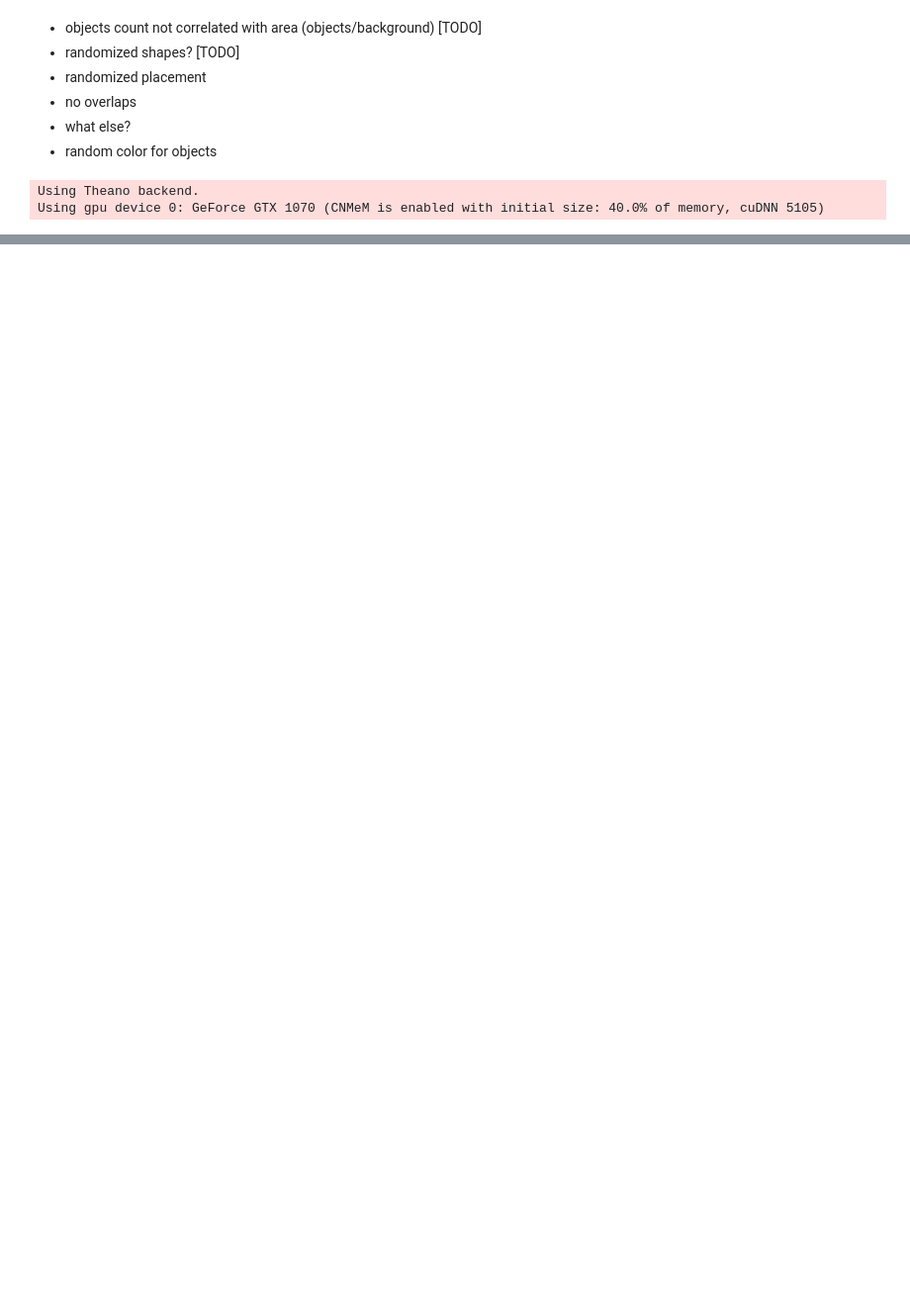
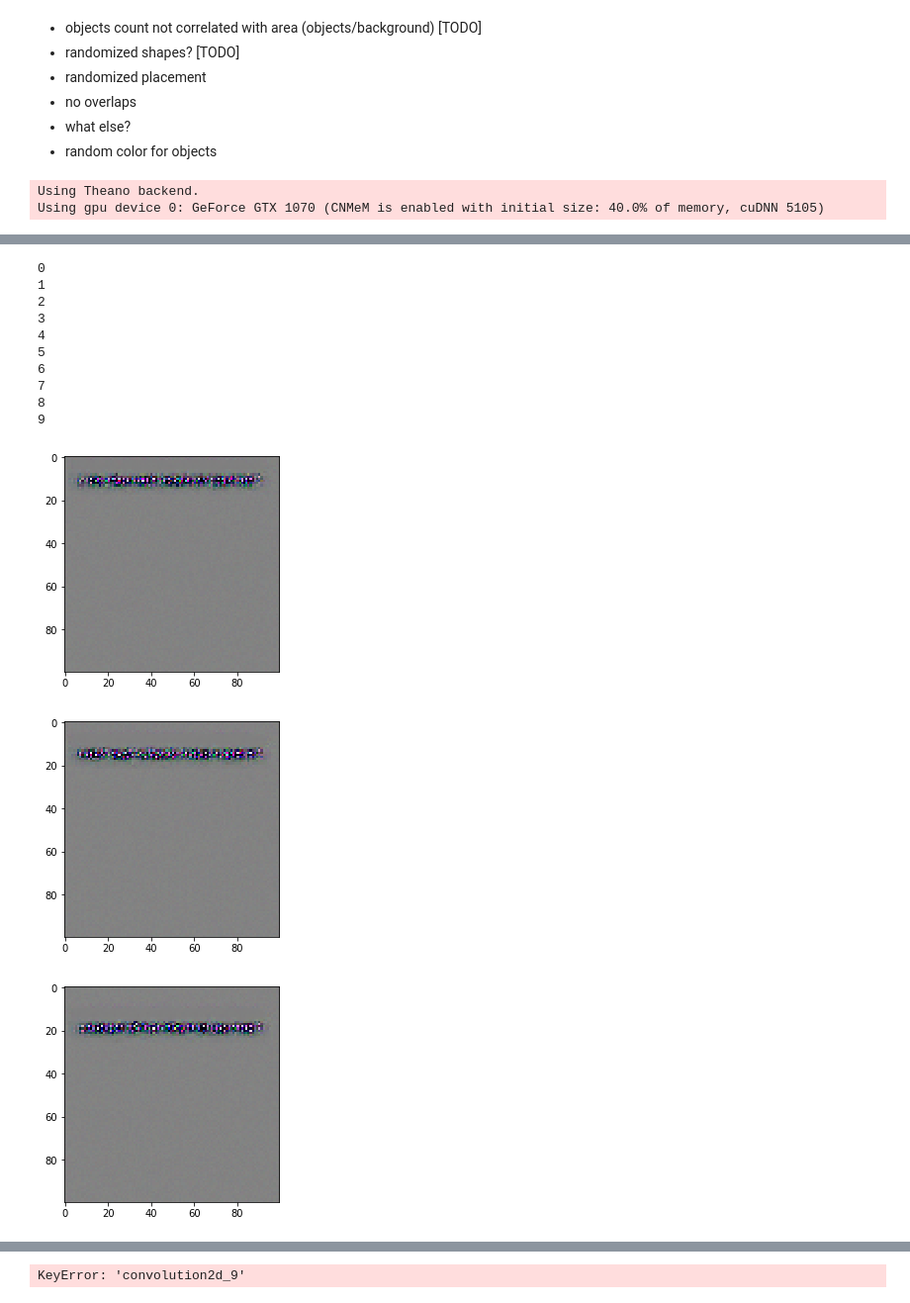
Before and after one commit to i008/deepcounting, a Jupyter notebook: deepcounting.ipynb, the cells around one changed output, grey strips where cells are left out. Shown at 99% size. Drawn from its saved outputs; the diff is of its cells as text; code cells hidden in the pictures; blank space fills up the shorter version.

```diff
--- a/deepcounting.ipynb
+++ b/deepcounting.ipynb
@@ -214,7 +262,10 @@ model.compile(
 )
 # %%
 go = GenerateImagesWithObjects()
-ig = go.image_generator(batch_size=32)
-history = model.fit_generator(ig, 750, nb_epoch=1000)
+ig = go.image_generator(batch_size=64)
+history_model = model.fit_generator(ig, 750, nb_epoch=1000)
+
+
+# plt.imshow((go.generate_image(3)))
 # %% [output]
 Epoch 1/1000
@@ -387,0 +304,8 @@ w = model.layers[6]
+# %%
+# from keras.models import load_model
+
+# model = load_model('model_dump.keras')
+
+
+layer_dict = dict([(layer.name, layer) for layer in model.layers])
+layer_dict
@@ -387,0 +331,39 @@ w = model.layers[6]
+# %%
+for i in range(0,10):
+    print(i)
+
+    layer_name = 'convolution2d_3'
+    filter_index = i
+    layer_output = layer_dict[layer_name].output
+
+    first_layer = model.layers[0]
+    input_img = first_layer.input
+
+    loss = K.mean(layer_output[:, filter_index,:, :])
+    grads = K.gradients(loss, input_img)[0]
+    grads /= (K.sqrt(K.mean(K.square(grads))) + 1e-5)
+    iterate = K.function([input_img], [loss, grads])
+
+    input_img_data = np.random.random((1,100, 100,3)) * 20
+
+    for i in range(100):
+        loss_value, grads_value = iterate([input_img_data])
+    #     print(loss_value, grads_value)
+        input_img_data += grads_value * 1.
+    A = deprocess_image(input_img_data[0])
+    plt.figure()
+    plt.imshow(A)
+# %% [output]
+0
+1
+2
+3
+4
+5
+6
+7
+8
+9
+[figure, added]
+[figure, added]
+[figure, added]
@@ -387,0 +377,26 @@ w = model.layers[6]
+# %%
+for i in range(0,32):
+
+    layer_name = 'convolution2d_9'
+    filter_index = i
+    layer_output = layer_dict[layer_name].output
+
+    first_layer = model.layers[0]
+    input_img = first_layer.input
+
+    loss = K.mean(layer_output[:, filter_index,:, :])
+    grads = K.gradients(loss, input_img)[0]
+    grads /= (K.sqrt(K.mean(K.square(grads))) + 1e-5)
+    iterate = K.function([input_img], [loss, grads])
+
+    input_img_data = np.random.random((1,150, 150,3)) * 20 + 128
+
+    for i in range(100):
+        loss_value, grads_value = iterate([input_img_data])
+    #     print(loss_value, grads_value)
+        input_img_data += grads_value * 1.
+    A = deprocess_image(input_img_data[0])
+    plt.figure()
+    plt.imshow(A)
+# %% [output]
+KeyError: 'convolution2d_9'
```
Also changed, not shown: parts of 34 cells of this notebook.
